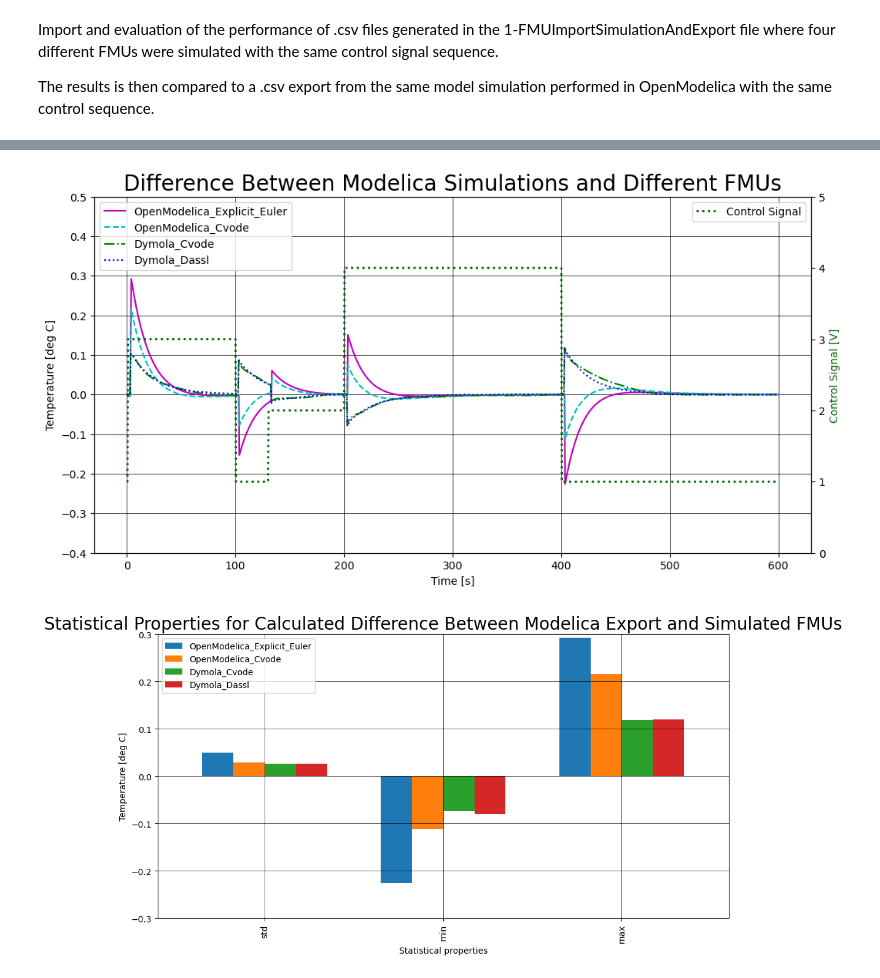
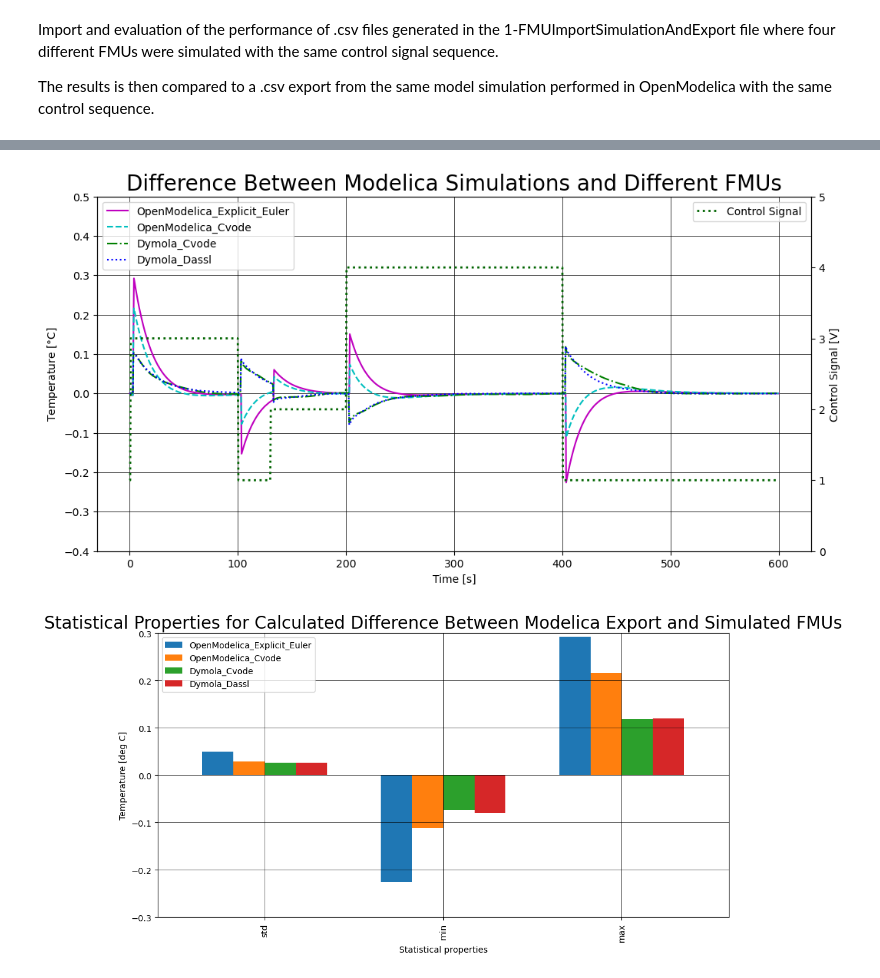
Before and after one commit to cmbNor/Advanced-Control-Implementation-with-Modelica, a Jupyter notebook: PythonSourceCode/AirHeaterFMUEvaluation/2-CompareFMUwithModelica-4FMUs.ipynb, the cells around one changed output, grey strips where cells are left out. Saved outputs shown, nothing was run; the diff lists cells and outputs as text; code cells hidden in the pictures.

```diff
--- a/PythonSourceCode/AirHeaterFMUEvaluation/2-CompareFMUwithModelica-4FMUs.ipynb
+++ b/PythonSourceCode/AirHeaterFMUEvaluation/2-CompareFMUwithModelica-4FMUs.ipynb
@@ -98,41 +98,41 @@ plt.show()
 # %%
 # Plotting of the output difference in temperature from the FMUs and Dymola reference simulations
 fig, ax3 = plt.subplots(figsize=(12, 6));
-plt.title('Difference Between Modelica Simulations and Different FMUs', fontsize=20);
+plt.title('Difference Between Modelica Simulation and Different FMUs', fontsize=20);
 
 # convert to dual y-axises
 ax4 = ax3.twinx();
 
 #Range of both X-axises
 ax3.set_ylim(-0.4, 0.5);
 ax4.set_ylim(0, 5);
 
 # Set up the axis labels
 ax3.set_xlabel('Time [s]')
-ax3.set_ylabel('Temperature [deg C]', color='k')
-ax4.set_ylabel('Control Signal [V]', color='darkgreen')
+ax3.set_ylabel((r'Temperature [$\degree$C]'))
+ax4.set_ylabel('Control Signal [V]')
 
 # Customize the major grid (outer grid)
 ax3.grid(which='both', linestyle='-', linewidth='0.5', color='black')
 
 # Set up data to be plotted with additional parameters
 ax3.plot(dfRef.time, dfTOut_diff.OpenModelica_Explicit_Euler, 'm-', label='OpenModelica_Explicit_Euler', linewidth=1.5)
 ax3.plot(dfRef.time, dfTOut_diff.OpenModelica_Cvode, 'c', linestyle='--', label='OpenModelica_Cvode', linewidth=1.5)
 ax3.plot(dfRef.time, dfTOut_diff.Dymola_Cvode, 'g', linestyle='-.', label='Dymola_Cvode', linewidth=1.5)
 ax3.plot(dfRef.time, dfTOut_diff.Dymola_Dassl, 'b', linestyle=':', label='Dymola_Dassl', linewidth=1.5)
 
 ax4.plot(dfRef.time, dfOMeE.u_ext, 'darkgreen', linestyle=':', label='Control Signal', linewidth=2)
 
 # Configure placement of data legends
 ax3.legend(loc='upper left')
 ax4.legend(loc='upper right')
 
 # Save a copy of the plot
 plt.savefig('plots/pltCompareDiff4FMU.png', dpi=300, bbox_inches='tight')
 
 plt.show()
 # %% [output]
-[figure, old version]
+[figure, new version]
 # %%
 # Write statistical properties of the difference between the imported FMU models and the Modelica export to a CSV file
 describe_df_dfTOut_diff =dfTOut_diff.describe(percentiles=perc).to_csv("Tables/describeDifference")
```
Also changed, not shown: parts of 1 cell of this notebook, 11 other files.
